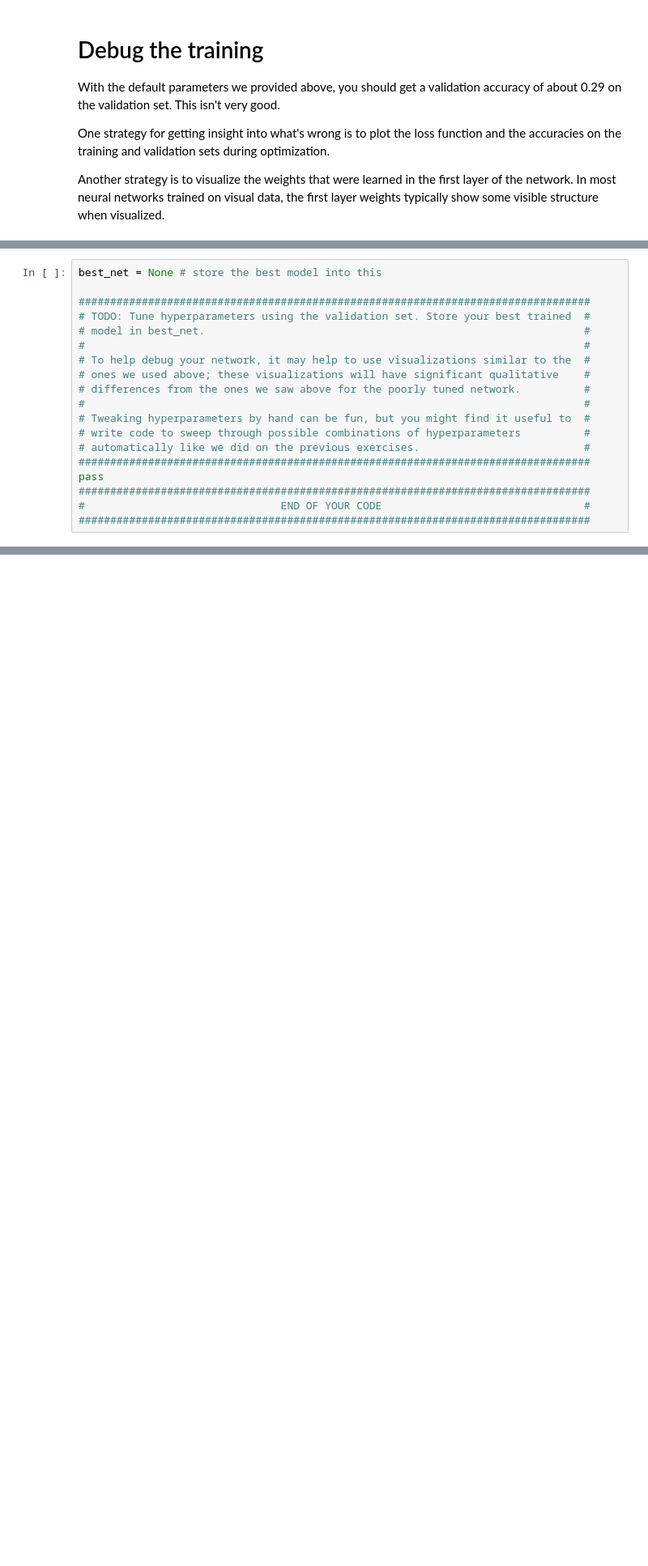
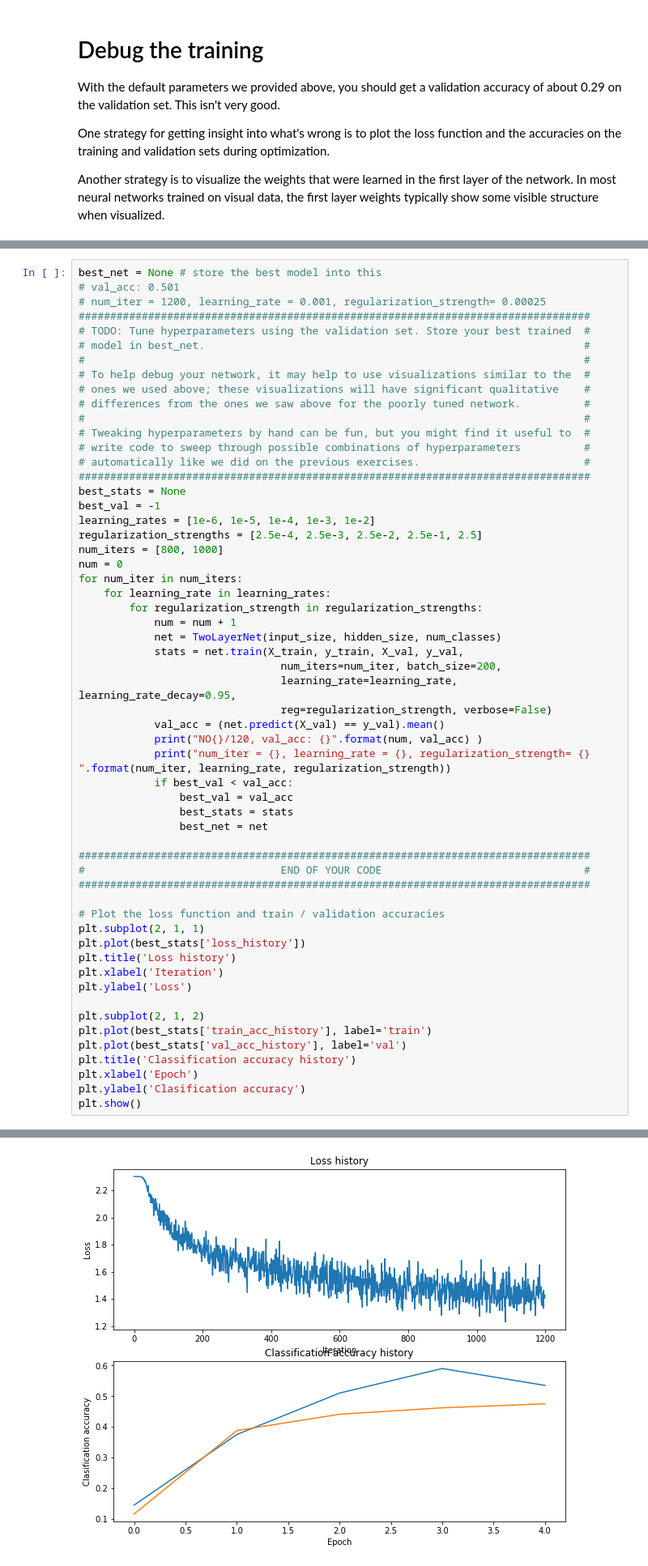
Before and after one commit to kinredon/cs231n_2017_spring, a Jupyter notebook: assignment1/two_layer_net.ipynb, the cells around one changed output, grey strips where cells are left out. Shown: that part at 81% size. Cells and saved outputs as stored; diff of their text form; blank space fills up the shorter version.

```diff
--- a/assignment1/two_layer_net.ipynb
+++ b/assignment1/two_layer_net.ipynb
@@ -232,7 +283,8 @@ show_net_weights(net)
 **Experiment**: You goal in this exercise is to get as good of a result on CIFAR-10 as you can, with a fully-connected Neural Network. For every 1% above 52% on the Test set we will award you with one extra bonus point. Feel free implement your own techniques (e.g. PCA to reduce dimensionality, or adding dropout, or adding features to the solver, etc.).
 # %%
 best_net = None # store the best model into this
-
+# val_acc: 0.501
+# num_iter = 1200, learning_rate = 0.001, regularization_strength= 0.00025
 #################################################################################
 # TODO: Tune hyperparameters using the validation set. Store your best trained  #
 # model in best_net.                                                            #
@@ -245,7 +297,45 @@ best_net = None # store the best model into this
 # write code to sweep through possible combinations of hyperparameters          #
 # automatically like we did on the previous exercises.                          #
 #################################################################################
-pass
+best_stats = None
+best_val = -1
+learning_rates = [1e-6, 1e-5, 1e-4, 1e-3, 1e-2]
+regularization_strengths = [2.5e-4, 2.5e-3, 2.5e-2, 2.5e-1, 2.5]
+num_iters = [800, 1000]
+num = 0
+for num_iter in num_iters:
+    for learning_rate in learning_rates:
+        for regularization_strength in regularization_strengths:
+            num = num + 1
+            net = TwoLayerNet(input_size, hidden_size, num_classes)
+            stats = net.train(X_train, y_train, X_val, y_val,
+                                num_iters=num_iter, batch_size=200,
+                                learning_rate=learning_rate, learning_rate_decay=0.95,
+                                reg=regularization_strength, verbose=False)
+            val_acc = (net.predict(X_val) == y_val).mean()
+            print("NO{}/120, val_acc: {}".format(num, val_acc) )
+            print("num_iter = {}, learning_rate = {}, regularization_strength= {} ".format(num_iter, learning_rate, regularization_strength))
+            if best_val < val_acc:
+                best_val = val_acc
+                best_stats = stats
+                best_net = net
+
 #################################################################################
 #                               END OF YOUR CODE                                #
 #################################################################################
+
+# Plot the loss function and train / validation accuracies
+plt.subplot(2, 1, 1)
+plt.plot(best_stats['loss_history'])
+plt.title('Loss history')
+plt.xlabel('Iteration')
+plt.ylabel('Loss')
+
+plt.subplot(2, 1, 2)
+plt.plot(best_stats['train_acc_history'], label='train')
+plt.plot(best_stats['val_acc_history'], label='val')
+plt.title('Classification accuracy history')
+plt.xlabel('Epoch')
+plt.ylabel('Clasification accuracy')
+plt.show()
+# %% [output]
@@ -252,3 +376,4 @@ pass
+[figure, added]
 # %%
 # visualize the weights of the best network
 show_net_weights(best_net)
```
Also changed, not shown: parts of 11 cells of this notebook, 33 other files.
